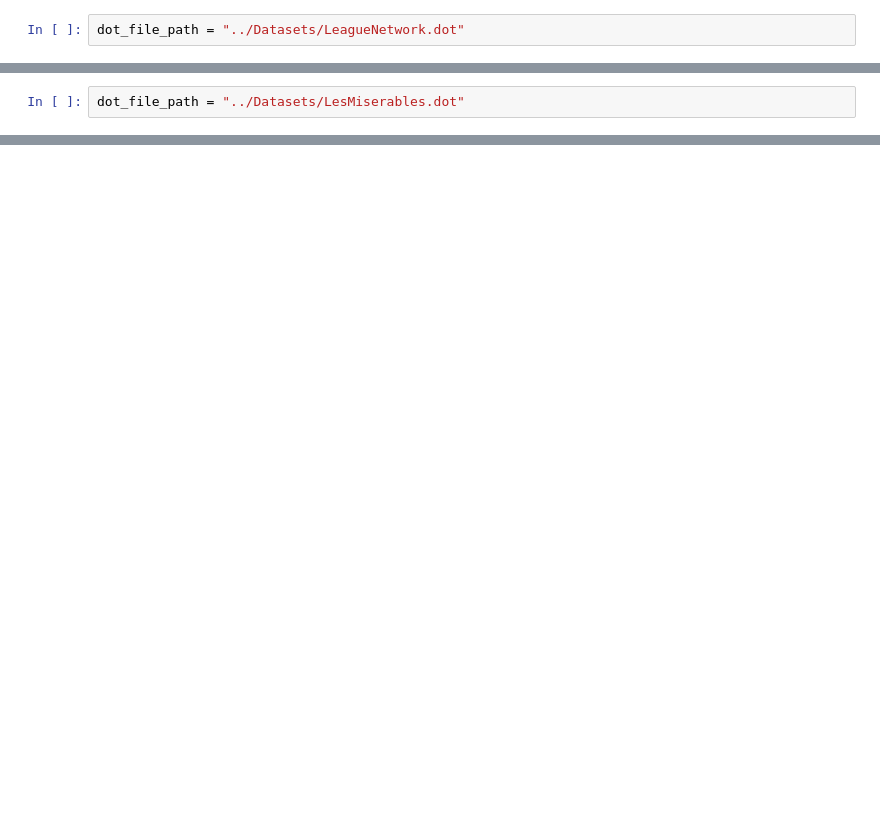
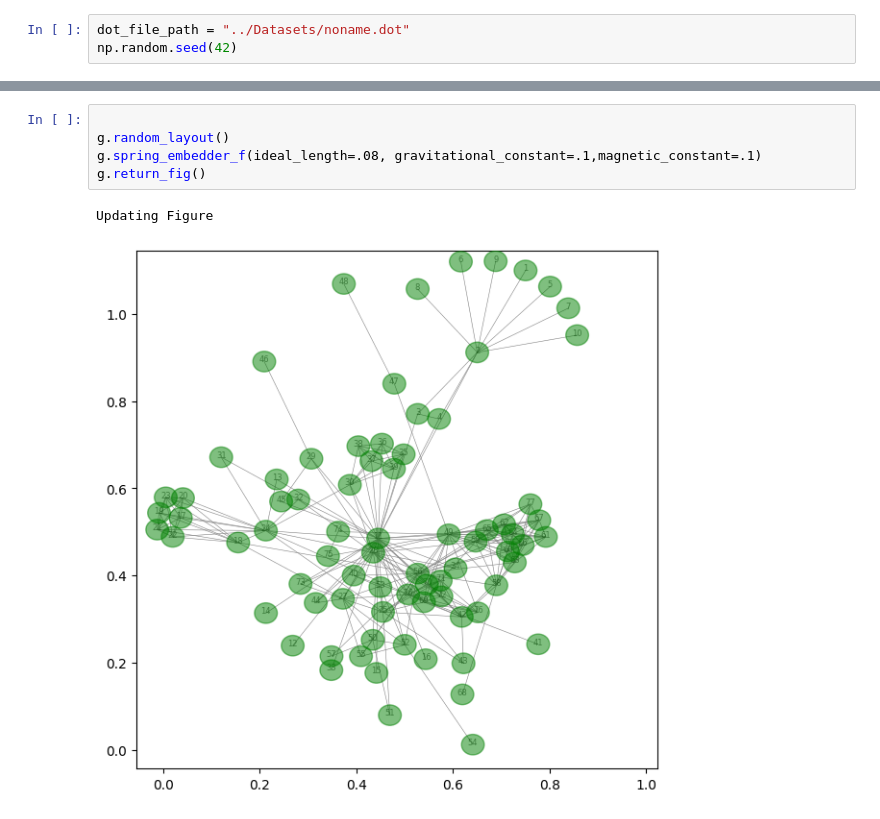
Before and after one commit to mauro-vb/graph-visualization-project, a Jupyter notebook: notebooks/pruebas.ipynb, the cells around one changed output, grey strips where cells are left out. Saved outputs shown, nothing was run; the diff lists cells and outputs as text; blank space fills up the shorter version.

```diff
--- a/notebooks/pruebas.ipynb
+++ b/notebooks/pruebas.ipynb
@@ -24,2 +969,3 @@ def get_adj_list(dot_file_path):
 # %%
-dot_file_path = "../Datasets/LeagueNetwork.dot"
+dot_file_path = "../Datasets/noname.dot"
+np.random.seed(42)
@@ -684,5 +972,3 @@ from sklearn.manifold import TSNE
-# %%
-dot_file_path = "../Datasets/LesMiserables.dot"
 # %%
 g = Graph(incoming_dot_file=dot_file_path)
 plt.close()
@@ -737,0 +997,8 @@ plt.show()
+# %%
+
+g.random_layout()
+g.spring_embedder_f(ideal_length=.08, gravitational_constant=.1,magnetic_constant=.1)
+g.return_fig()
+# %% [output]
+Updating Figure
+[figure, added]
```
Also changed, not shown: parts of 18 cells of this notebook, 6 other files.
